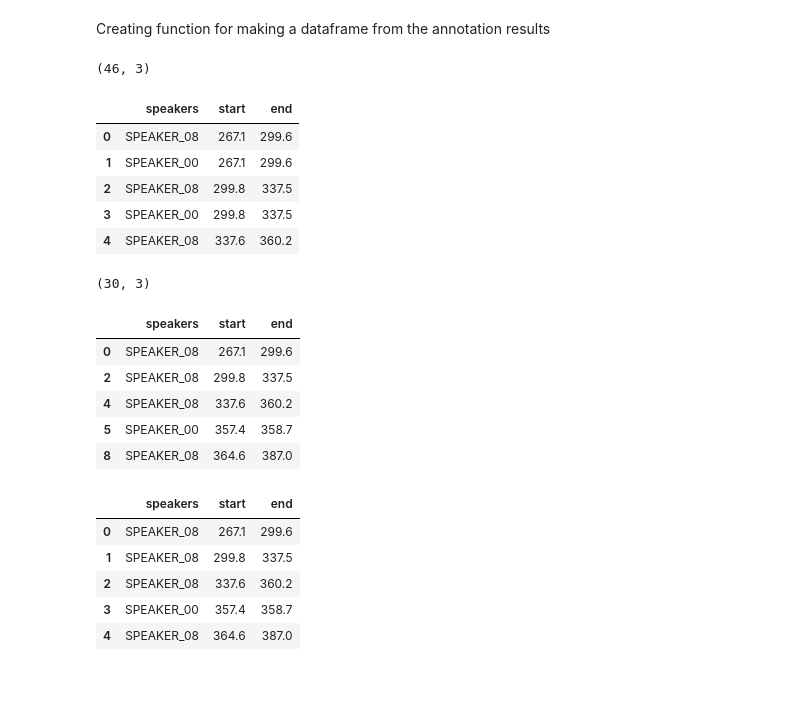
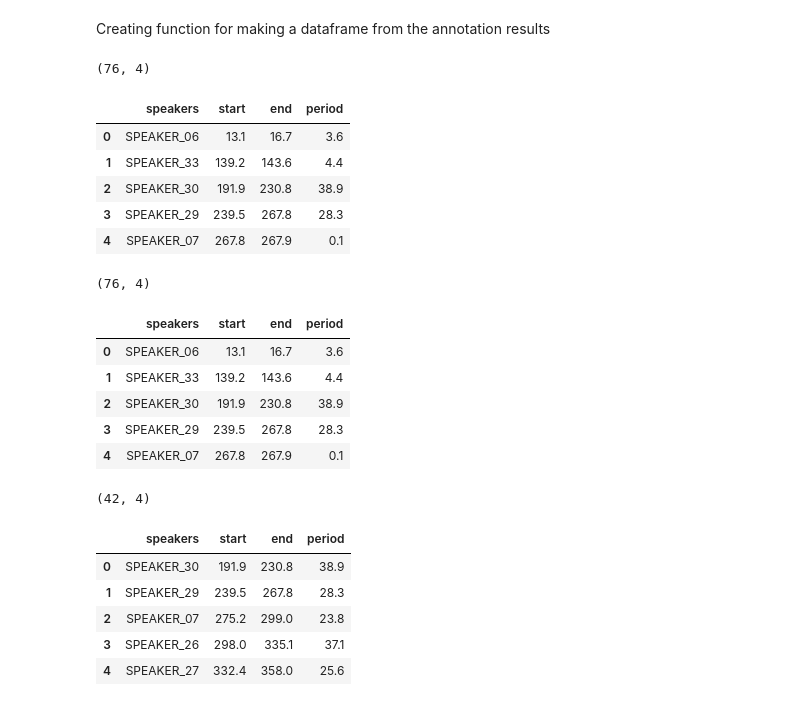
Before and after one commit to Purity-E/speaker_identification, a Jupyter notebook: diarization.ipynb, the cells around one changed output. Saved outputs shown, nothing was run; the diff lists cells and outputs as text; code cells hidden in the pictures.

```diff
--- a/diarization.ipynb
+++ b/diarization.ipynb
@@ -22,7 +22,7 @@ pipeline.to(torch.device("cuda:0" if torch.cuda.is_available() else "cpu"))
 <pyannote.audio.pipelines.speaker_diarization.SpeakerDiarization at 0x...>
 # %%
 # getting audio to memory
-waveform, sample_rate = torchaudio.load("/home/purity/Desktop/audiorecordings/jan26.wav")
+waveform, sample_rate = torchaudio.load("Nov5.wav")
 
 print(f"{type(waveform)=}")
 print(f"{waveform.shape=}")
@@ -75,7 +75,7 @@ def make_df(dia_results):
     speech_turn = first_segment[0]
     turn = first_segment[1]
     current_speaker = first_segment[2]
-    start = f"{speech_turn.start:.1f}"
+    start_time = f"{speech_turn.start:.1f}"
     end_time = f"{speech_turn.end:.1f}"
 
     speakers = []
@@ -86,14 +86,16 @@ def make_df(dia_results):
     for speech_turn, track, speaker in dia_results:
         start_turn = f"{speech_turn.start:.1f}"
         end_turn = f"{speech_turn.end:.1f}"
+        #when different speaker is detected
         if speaker != current_speaker and start_turn != end_turn:
             speakers.append(current_speaker)
             starting.append(float(start_time))
             ending.append(float(end_time))
             current_speaker = speaker
-            start = f"{speech_turn.start:.1f}"
+            start_time = f"{speech_turn.start:.1f}"
+            end_time = f"{speech_turn.end:.1f}"
         else:
-            start_time = start
+            #start_time = start
             end_time = f"{speech_turn.end:.1f}"
 
 
@@ -103,41 +105,46 @@ def make_df(dia_results):
 
     df = pd.DataFrame(list(zip(speakers, starting, ending)),
                 columns =['speakers', 'start', 'end'])
+    df['period'] = df['end'] - df['start']
     return df
 # %%
 df = make_df(dia.itertracks(yield_label=True))
 print(df.shape)
 df.head()
 # %% [output]
-(46, 3)
+(76, 4)
-|  | speakers | start | end |
-| 0 | SPEAKER_08 | 267.1 | 299.6 |
-| 1 | SPEAKER_00 | 267.1 | 299.6 |
-| 2 | SPEAKER_08 | 299.8 | 337.5 |
-| 3 | SPEAKER_00 | 299.8 | 337.5 |
-| 4 | SPEAKER_08 | 337.6 | 360.2 |
+|  | speakers | start | end | period |
+| 0 | SPEAKER_06 | 13.1 | 16.7 | 3.6 |
+| 1 | SPEAKER_33 | 139.2 | 143.6 | 4.4 |
+| 2 | SPEAKER_30 | 191.9 | 230.8 | 38.9 |
+| 3 | SPEAKER_29 | 239.5 | 267.8 | 28.3 |
+| 4 | SPEAKER_07 | 267.8 | 267.9 | 0.1 |
 # %%
 df2 = df.drop_duplicates(subset=["start", "end"], keep='first')
 print(df2.shape)
 df2.head()
 # %% [output]
-(30, 3)
+(76, 4)
-|  | speakers | start | end |
-| 0 | SPEAKER_08 | 267.1 | 299.6 |
-| 2 | SPEAKER_08 | 299.8 | 337.5 |
-| 4 | SPEAKER_08 | 337.6 | 360.2 |
-| 5 | SPEAKER_00 | 357.4 | 358.7 |
-| 8 | SPEAKER_08 | 364.6 | 387.0 |
+|  | speakers | start | end | period |
+| 0 | SPEAKER_06 | 13.1 | 16.7 | 3.6 |
+| 1 | SPEAKER_33 | 139.2 | 143.6 | 4.4 |
+| 2 | SPEAKER_30 | 191.9 | 230.8 | 38.9 |
+| 3 | SPEAKER_29 | 239.5 | 267.8 | 28.3 |
+| 4 | SPEAKER_07 | 267.8 | 267.9 | 0.1 |
+# %%
+df3 = df2[df2['period']>=10]
 # %%
-df2.reset_index(drop=True,inplace=True)
-df2.head()
+df3.reset_index(drop=True,inplace=True)
+print(df3.shape)
+df3.head()
 # %% [output]
+(42, 4)
-|  | speakers | start | end |
-| 0 | SPEAKER_08 | 267.1 | 299.6 |
-| 1 | SPEAKER_08 | 299.8 | 337.5 |
-| 2 | SPEAKER_08 | 337.6 | 360.2 |
-| 3 | SPEAKER_00 | 357.4 | 358.7 |
-| 4 | SPEAKER_08 | 364.6 | 387.0 |
+|  | speakers | start | end | period |
+| 0 | SPEAKER_30 | 191.9 | 230.8 | 38.9 |
+| 1 | SPEAKER_29 | 239.5 | 267.8 | 28.3 |
+| 2 | SPEAKER_07 | 275.2 | 299.0 | 23.8 |
+| 3 | SPEAKER_26 | 298.0 | 335.1 | 37.1 |
+| 4 | SPEAKER_27 | 332.4 | 358.0 | 25.6 |
 # %%
 #merging consecutive audios from same speaker
 def merge_consecutive_audios(df, condition_column):
```
Also changed, not shown: parts of 17 cells of this notebook, 2 other files.
